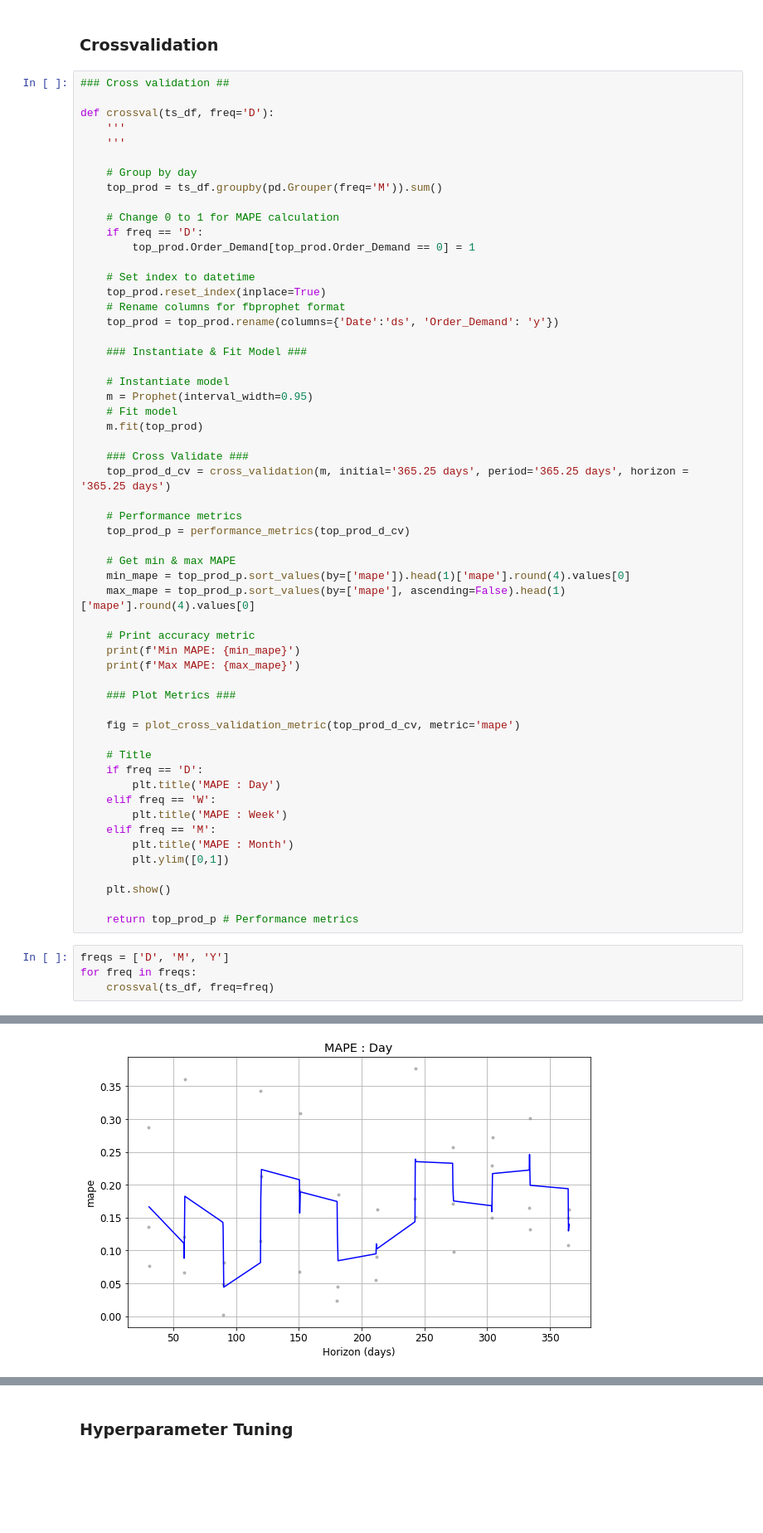
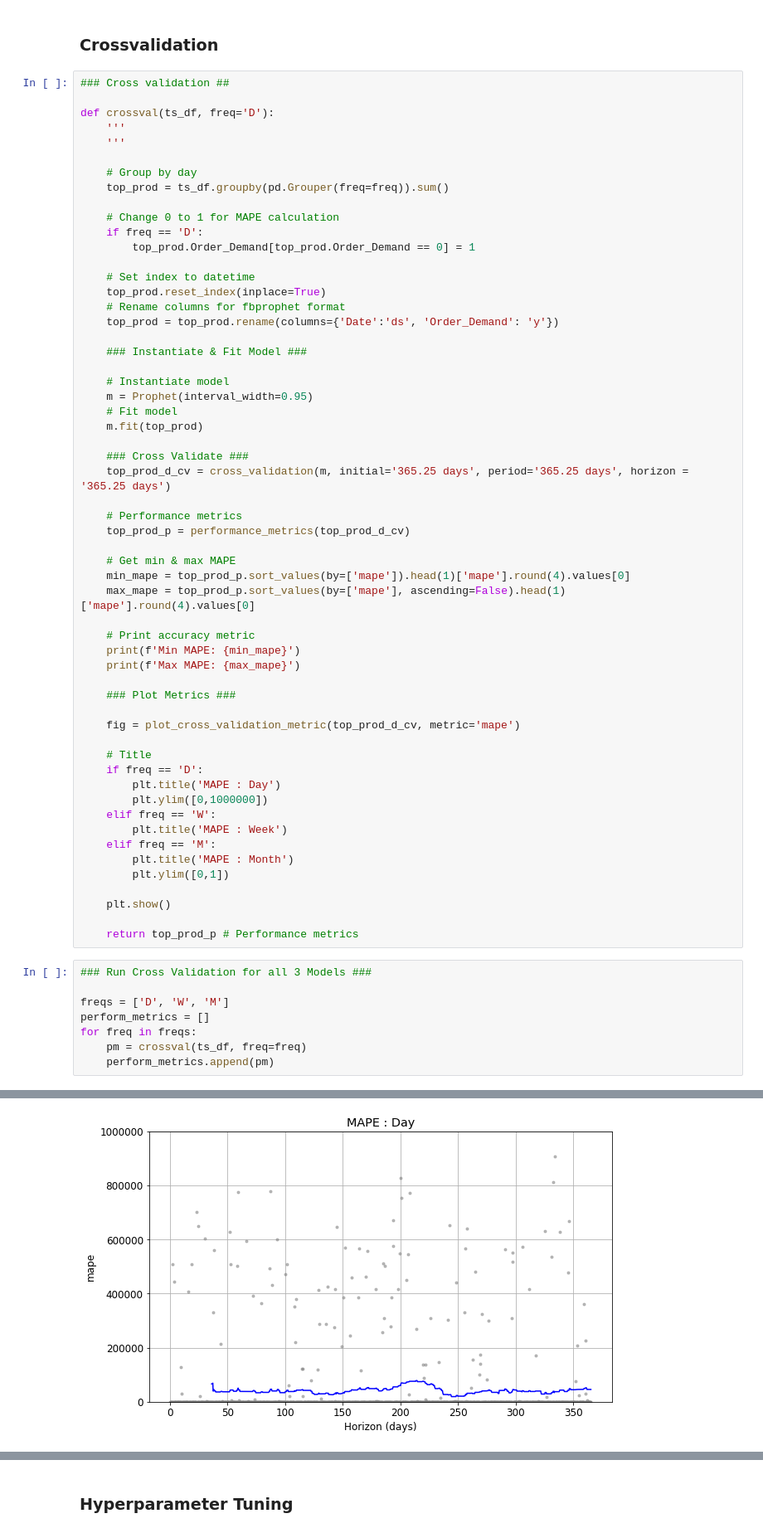
Before and after one commit to JessicaFB/Product-Demand-Forecasting, a Jupyter notebook: Product-Demand-Forecasting.ipynb, the cells around one changed output, grey strips where cells are left out. Shown at 83% size. Saved outputs shown, nothing was run; the diff lists cells and outputs as text; blank space fills up the shorter version.

Commit message:
Completed crossvalidation section.

```diff
--- a/Product-Demand-Forecasting.ipynb
+++ b/Product-Demand-Forecasting.ipynb
@@ -1072,7 +1072,7 @@ def crossval(ts_df, freq='D'):
     '''
 
     # Group by day
-    top_prod = ts_df.groupby(pd.Grouper(freq='M')).sum()
+    top_prod = ts_df.groupby(pd.Grouper(freq=freq)).sum()
 
     # Change 0 to 1 for MAPE calculation
     if freq == 'D':
@@ -1111,6 +1111,7 @@ def crossval(ts_df, freq='D'):
     # Title
     if freq == 'D':
         plt.title('MAPE : Day')
+        plt.ylim([0,1000000])
     elif freq == 'W':
         plt.title('MAPE : Week')
     elif freq == 'M':
@@ -1121,7 +1122,11 @@ def crossval(ts_df, freq='D'):
 
     return top_prod_p # Performance metrics
 # %%
-freqs = ['D', 'M', 'Y']
+### Run Cross Validation for all 3 Models ###
+
+freqs = ['D', 'W', 'M']
+perform_metrics = []
 for freq in freqs:
-    crossval(ts_df, freq=freq)
+    pm = crossval(ts_df, freq=freq)
+    perform_metrics.append(pm)
 # %% [output]
@@ -1130 +1135 @@ Max MAPE: 0.2462
-[figure, old version]
+[figure, new version]
```
Also changed, not shown: parts of 8 cells of this notebook.
